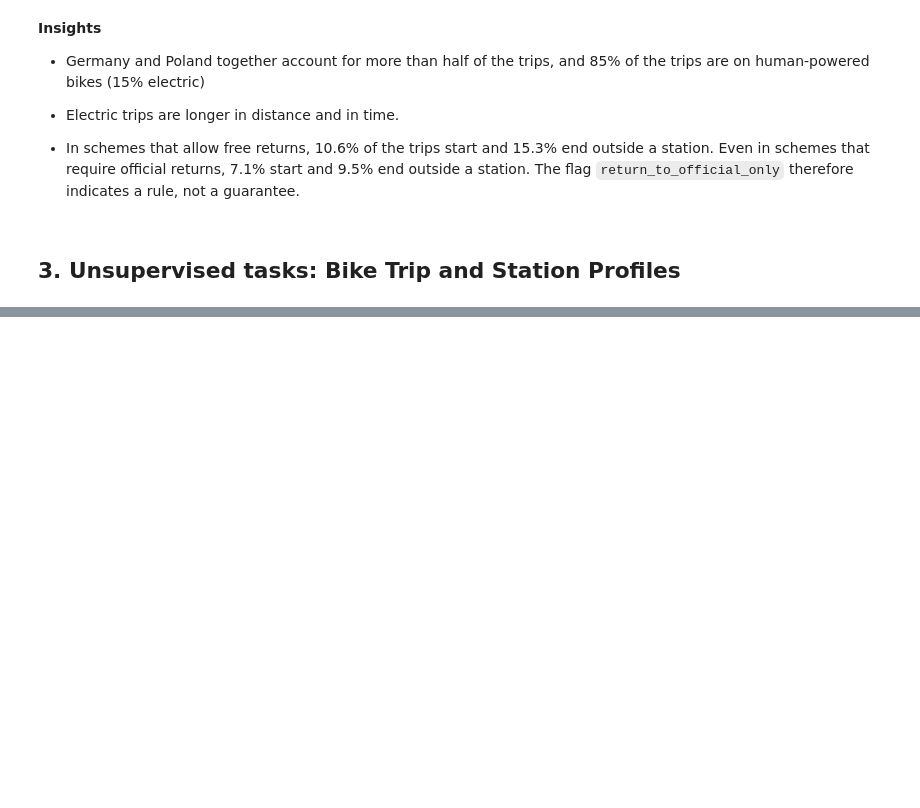
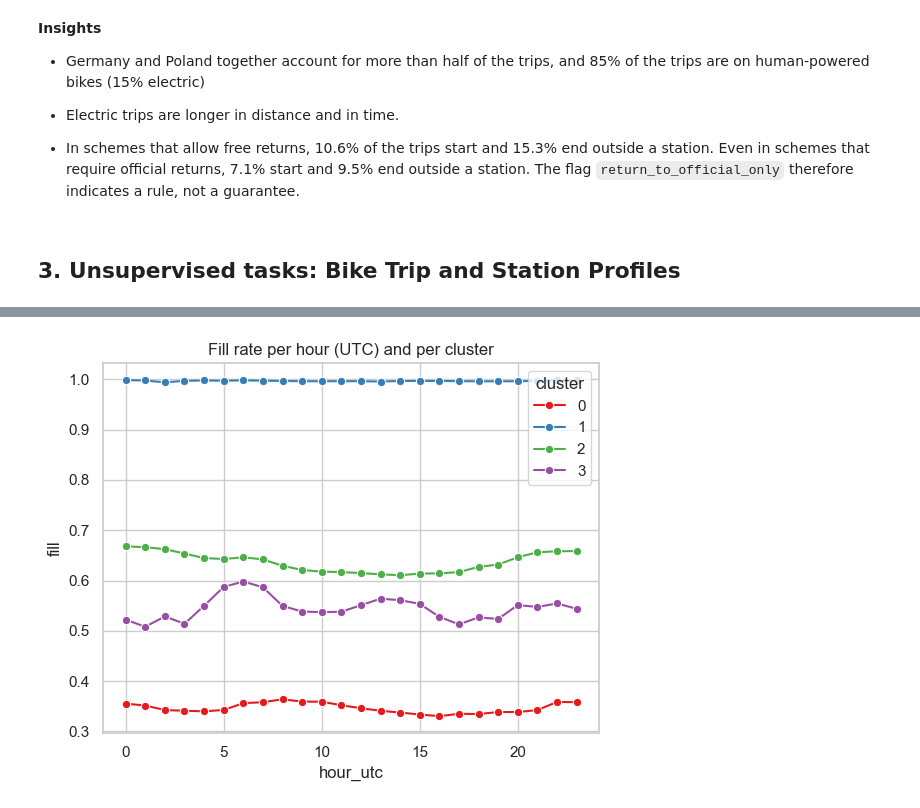
Before and after one commit to Memeel/ML_Challenge, a Jupyter notebook: notebook/FML_challenge.ipynb, the cells around one changed output, grey strips where cells are left out. Saved outputs shown, nothing was run; the diff lists cells and outputs as text; code cells hidden in the pictures; blank space fills up the shorter version.

```diff
--- a/notebook/FML_challenge.ipynb
+++ b/notebook/FML_challenge.ipynb
@@ -2778,0 +2093,8 @@ if "unseen_metrics" in globals():
+# %%
+status_fe_cl = status_fe.merge(station_feat_ok[['cluster']], left_on='station_id', right_index=True)
+hourly_fill = status_fe_cl.groupby(['cluster', 'hour_utc'])['fill'].mean().reset_index()
+sns.lineplot(data=hourly_fill, x='hour_utc', y='fill', hue='cluster', palette="Set1", marker='o')
+plt.title("Fill rate per hour (UTC) and per cluster")
+plt.show()
+# %% [output]
+[figure, added]
```
Also changed, not shown: parts of 110 cells of this notebook.
